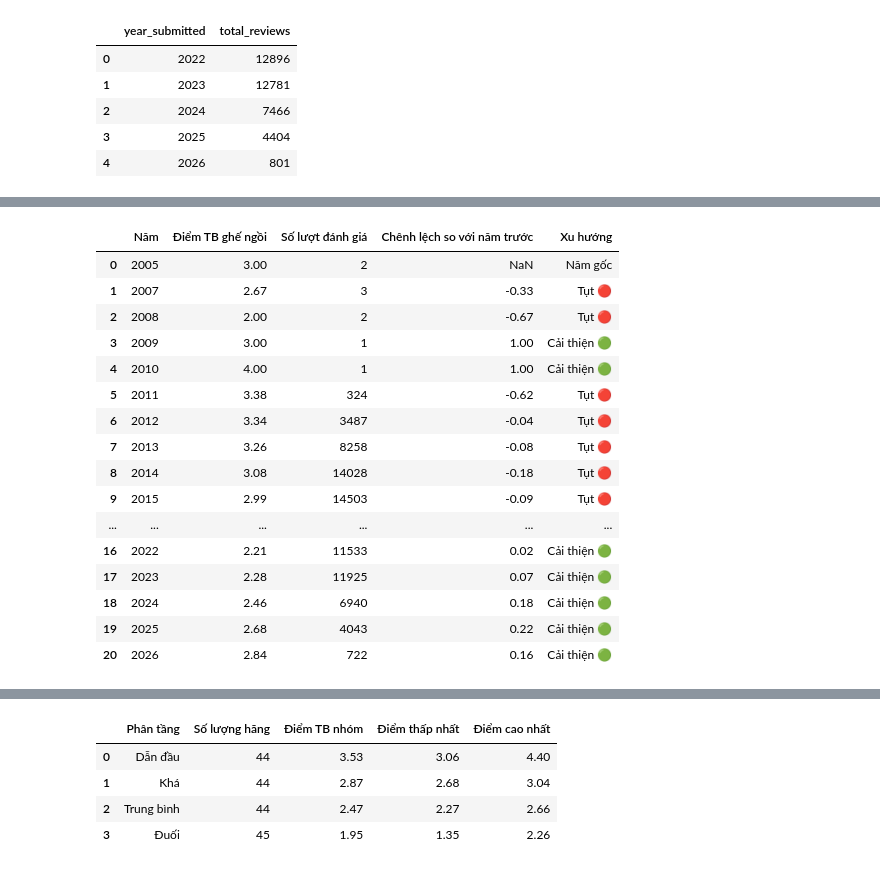
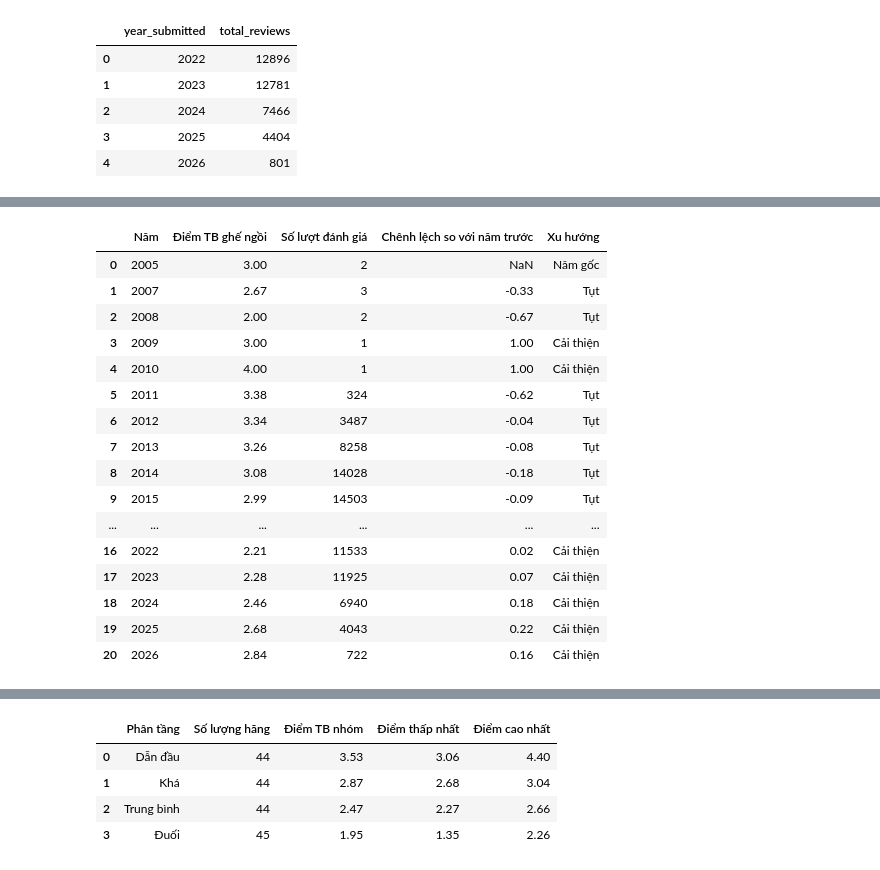
Before and after one commit to mantrinh67/DA-Porfolio, a Jupyter notebook: EDA_airline.ipynb, the cells around one changed output, grey strips where cells are left out. Cells and saved outputs as stored; diff of their text form; code cells hidden in the pictures.

Commit message:
Add Cleaning data and fix EDA

```diff
--- a/EDA_airline.ipynb
+++ b/EDA_airline.ipynb
@@ -225,0 +586,15 @@ Column list of airline_reviews Index(['review_id', 'airline_id', 'verify', 'date
+# %%
+# --- Khử trùng lặp nội dung theo bộ khóa tự nhiên ---
+
+# Ghi nhận số lượng trước khi khử trùng lặp
+before_dedup = len(airline_reviews)
+dedup_keys = ['customer_name', 'date_submitted', 'review']
+
+# Thực hiện loại bỏ trùng lặp, giữ lại bản ghi xuất hiện đầu tiên
+airline_reviews = airline_reviews.drop_duplicates(subset=dedup_keys, keep='first').reset_index(drop=True)
+
+# In kết quả kiểm tra
+removed_count = before_dedup - len(airline_reviews)
+print(f"Số bản ghi trước khi khử trùng lặp: {before_dedup:,}")
+print(f"Số bản ghi sau khi khử trùng lặp : {len(airline_reviews):,}")
+print(f"-> Đã loại bỏ thêm thành công : {removed_count:,} bản ghi bị trùng lặp!")
@@ -225,0 +663,7 @@ Column list of airline_reviews Index(['review_id', 'airline_id', 'verify', 'date
+# %%
+# Kiểm tra năm nhỏ nhất và lớn nhất
+airline_reviews['year_submitted'] = pd.to_datetime(airline_reviews['date_submitted']).dt.year
+airline_reviews['year_flown'] = pd.to_datetime(airline_reviews['date_flown']).dt.year
+
+print(f"Khoảng thời gian gửi review: {airline_reviews['year_submitted'].min()} -> {airline_reviews['year_submitted'].max()}")
+print(f"Khoảng thời gian bay: {airline_reviews['year_flown'].min()} -> {airline_reviews['year_flown'].max()}")
@@ -225,0 +773,15 @@ Column list of airline_reviews Index(['review_id', 'airline_id', 'verify', 'date
+# %%
+# --- 2. CHUẨN HÓA CỘT 'recommended' THÀNH DẠNG SỐ NHỊ PHÂN (1 / 0) ---
+# Chuyển đổi an toàn về kiểu int (1: True / Giới thiệu, 0: False / Không giới thiệu)
+airline_reviews['recommended'] = airline_reviews['recommended'].astype(int)
+# Thống kê phân phối số lượng và tỷ lệ %
+rec_counts = airline_reviews['recommended'].value_counts()
+rec_pcts = (airline_reviews['recommended'].value_counts(normalize=True) * 100).round(2)
+target_summary = pd.DataFrame({
+    'Giá trị': ['0 (Không khuyên dùng)', '1 (Khuyên dùng)'],
+    'Số lượng (Reviews)': [rec_counts.get(0, 0), rec_counts.get(1, 0)],
+    'Tỷ lệ (%)': [rec_pcts.get(0, 0), rec_pcts.get(1, 0)]
+})
+print(f"Kiểu dữ liệu sau chuẩn hóa: {airline_reviews['recommended'].dtype}")
+print(f"Tỷ lệ khuyên dùng tổng thể (Recommendation Rate): {airline_reviews['recommended'].mean() * 100:.2f}%")
+display(target_summary)
@@ -870,48 +1853,48 @@ seat_trend = (
 
 # Làm tròn điểm trung bình đến 2 chữ số thập phân
 seat_trend['avg_comfort'] = seat_trend['avg_comfort'].round(2)
 
 # 3. Tính mức chênh lệch so với năm liền trước (Năm nay - Năm trước)
 seat_trend['diff_prev_year'] = seat_trend['avg_comfort'].diff().round(2)
 
 # 4. Thêm cột trạng thái trực quan để dễ nhận biết năm nào "Cải thiện", năm nào "Tụt"
 def get_trend(val):
     if pd.isna(val):
         return 'Năm gốc'
     elif val > 0:
-        return 'Cải thiện 🟢'
+        return 'Cải thiện '
     elif val < 0:
-        return 'Tụt 🔴'
+        return 'Tụt '
     else:
-        return 'Không đổi ⚪'
+        return 'Không đổi '
 
 seat_trend['trang_thai'] = seat_trend['diff_prev_year'].apply(get_trend)
 
 # Đổi tên cột hiển thị chuẩn báo cáo
 output_table = seat_trend.rename(columns={
     'year': 'Năm',
     'avg_comfort': 'Điểm TB ghế ngồi',
     'total_reviews': 'Số lượt đánh giá',
     'diff_prev_year': 'Chênh lệch so với năm trước',
     'trang_thai': 'Xu hướng'
 })
 
 display(output_table)
 # %% [output]
 |  | Năm | Điểm TB ghế ngồi | Số lượt đánh giá | Chênh lệch so với năm trước | Xu hướng |
 | 0 | 2005 | 3.00 | 2 | NaN | Năm gốc |
-| 1 | 2007 | 2.67 | 3 | -0.33 | Tụt 🔴 |
-| 2 | 2008 | 2.00 | 2 | -0.67 | Tụt 🔴 |
-| 3 | 2009 | 3.00 | 1 | 1.00 | Cải thiện 🟢 |
-| 4 | 2010 | 4.00 | 1 | 1.00 | Cải thiện 🟢 |
-| 5 | 2011 | 3.38 | 324 | -0.62 | Tụt 🔴 |
-| 6 | 2012 | 3.34 | 3487 | -0.04 | Tụt 🔴 |
-| 7 | 2013 | 3.26 | 8258 | -0.08 | Tụt 🔴 |
-| 8 | 2014 | 3.08 | 14028 | -0.18 | Tụt 🔴 |
-| 9 | 2015 | 2.99 | 14503 | -0.09 | Tụt 🔴 |
+| 1 | 2007 | 2.67 | 3 | -0.33 | Tụt |
+| 2 | 2008 | 2.00 | 2 | -0.67 | Tụt |
+| 3 | 2009 | 3.00 | 1 | 1.00 | Cải thiện |
+| 4 | 2010 | 4.00 | 1 | 1.00 | Cải thiện |
+| 5 | 2011 | 3.38 | 324 | -0.62 | Tụt |
+| 6 | 2012 | 3.34 | 3487 | -0.04 | Tụt |
+| 7 | 2013 | 3.26 | 8258 | -0.08 | Tụt |
+| 8 | 2014 | 3.08 | 14028 | -0.18 | Tụt |
+| 9 | 2015 | 2.99 | 14503 | -0.09 | Tụt |
 | ... | ... | ... | ... | ... | ... |
-| 16 | 2022 | 2.21 | 11533 | 0.02 | Cải thiện 🟢 |
-| 17 | 2023 | 2.28 | 11925 | 0.07 | Cải thiện 🟢 |
-| 18 | 2024 | 2.46 | 6940 | 0.18 | Cải thiện 🟢 |
-| 19 | 2025 | 2.68 | 4043 | 0.22 | Cải thiện 🟢 |
-| 20 | 2026 | 2.84 | 722 | 0.16 | Cải thiện 🟢 |
+| 16 | 2022 | 2.21 | 11533 | 0.02 | Cải thiện |
+| 17 | 2023 | 2.28 | 11925 | 0.07 | Cải thiện |
+| 18 | 2024 | 2.46 | 6940 | 0.18 | Cải thiện |
+| 19 | 2025 | 2.68 | 4043 | 0.22 | Cải thiện |
+| 20 | 2026 | 2.84 | 722 | 0.16 | Cải thiện |
```
Also changed, not shown: parts of 58 cells of this notebook, 2 other files.
